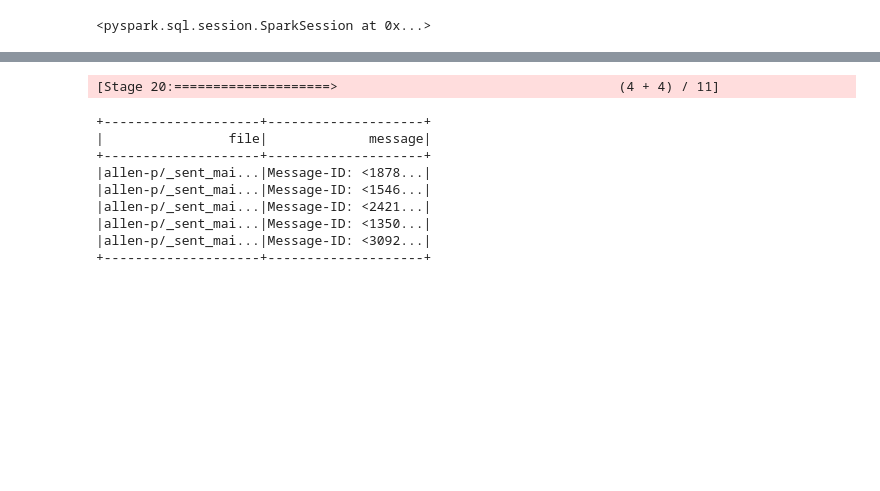
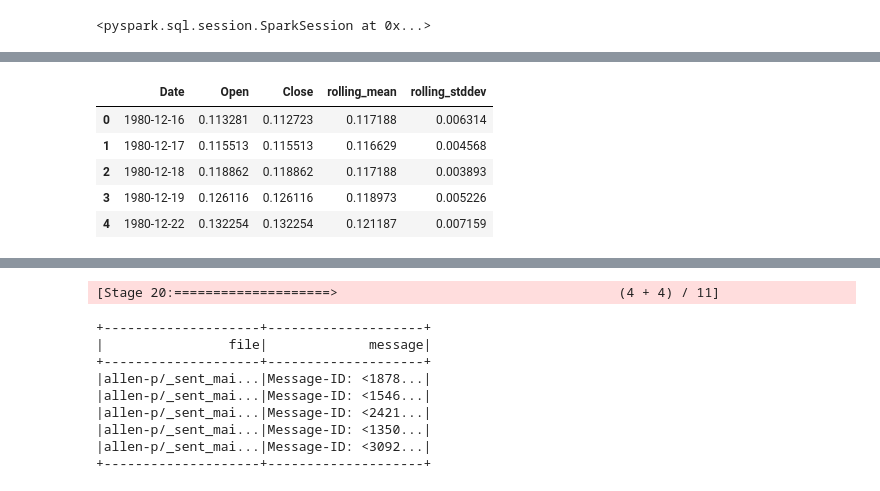
Before and after one commit to mj6meron/big-data-project, a Jupyter notebook: program.ipynb, the cells around one changed output, grey strips where cells are left out. Drawn from its saved outputs; the diff is of its cells as text; code cells hidden in the pictures; blank space fills up the shorter version.

```diff
--- a/program.ipynb
+++ b/program.ipynb
@@ -53,0 +79,9 @@ only showing top 4 rows
+# %%
+pdf.head()
+# %% [output]
+|  | Date | Open | Close | rolling_mean | rolling_stddev |
+| 0 | 1980-12-16 | 0.113281 | 0.112723 | 0.117188 | 0.006314 |
+| 1 | 1980-12-17 | 0.115513 | 0.115513 | 0.116629 | 0.004568 |
+| 2 | 1980-12-18 | 0.118862 | 0.118862 | 0.117188 | 0.003893 |
+| 3 | 1980-12-19 | 0.126116 | 0.126116 | 0.118973 | 0.005226 |
+| 4 | 1980-12-22 | 0.132254 | 0.132254 | 0.121187 | 0.007159 |
```
Also changed, not shown: parts of 10 cells of this notebook, 2 other files.
